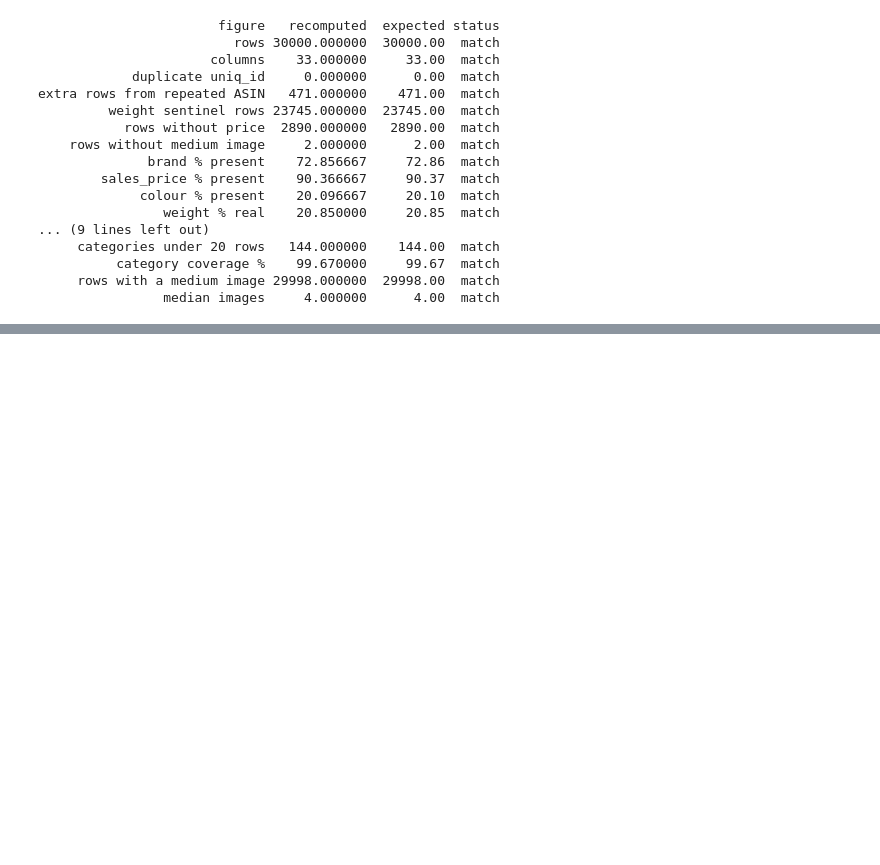
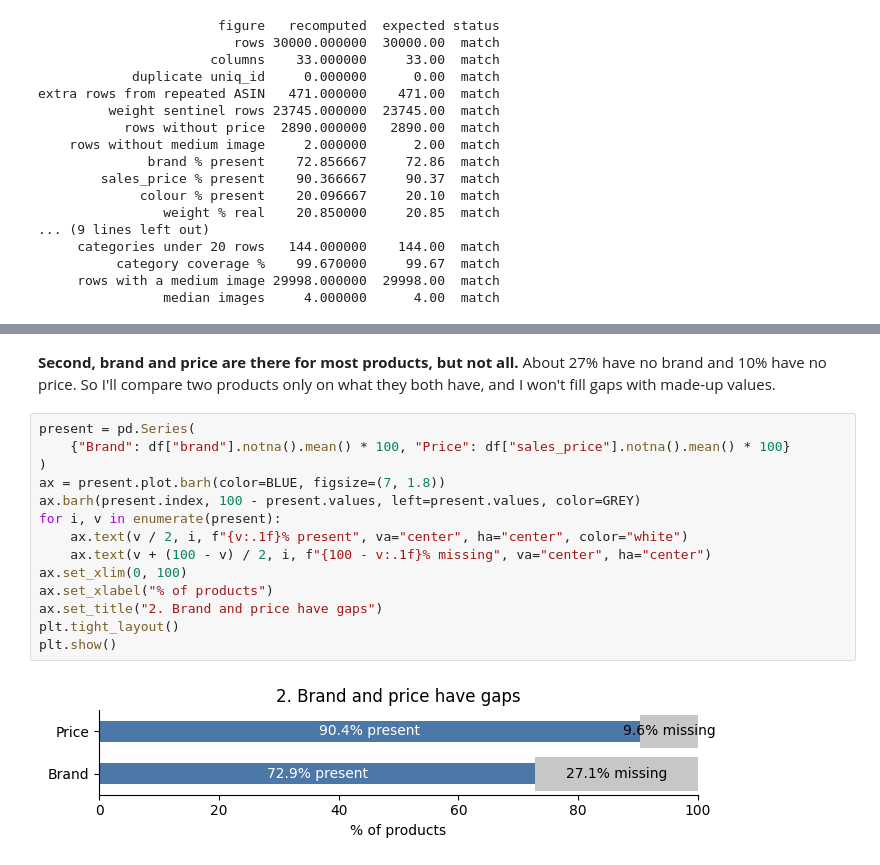
Before and after one commit to aqib-prog/sap-product-similarity, a Jupyter notebook: notebooks/01_data_exploration.ipynb, the cells around one changed output, grey strips where cells are left out. Drawn from its saved outputs; the diff is of its cells as text; blank space fills up the shorter version.

```diff
--- a/notebooks/01_data_exploration.ipynb
+++ b/notebooks/01_data_exploration.ipynb
@@ -307,0 +318,18 @@ All figures above were recomputed from the original archive, and every one match
+# %% [markdown]
+**Second, brand and price are there for most products, but not all.** About 27% have no brand and 10% have no price. So I'll compare two products only on what they both have, and I won't fill gaps with made-up values.
+# %%
+present = pd.Series(
+    {"Brand": df["brand"].notna().mean() * 100, "Price": df["sales_price"].notna().mean() * 100}
+)
+ax = present.plot.barh(color=BLUE, figsize=(7, 1.8))
+ax.barh(present.index, 100 - present.values, left=present.values, color=GREY)
+for i, v in enumerate(present):
+    ax.text(v / 2, i, f"{v:.1f}% present", va="center", ha="center", color="white")
+    ax.text(v + (100 - v) / 2, i, f"{100 - v:.1f}% missing", va="center", ha="center")
+ax.set_xlim(0, 100)
+ax.set_xlabel("% of products")
+ax.set_title("2. Brand and price have gaps")
+plt.tight_layout()
+plt.show()
+# %% [output]
+[figure, added]
```
Also changed, not shown: parts of 22 cells of this notebook.
